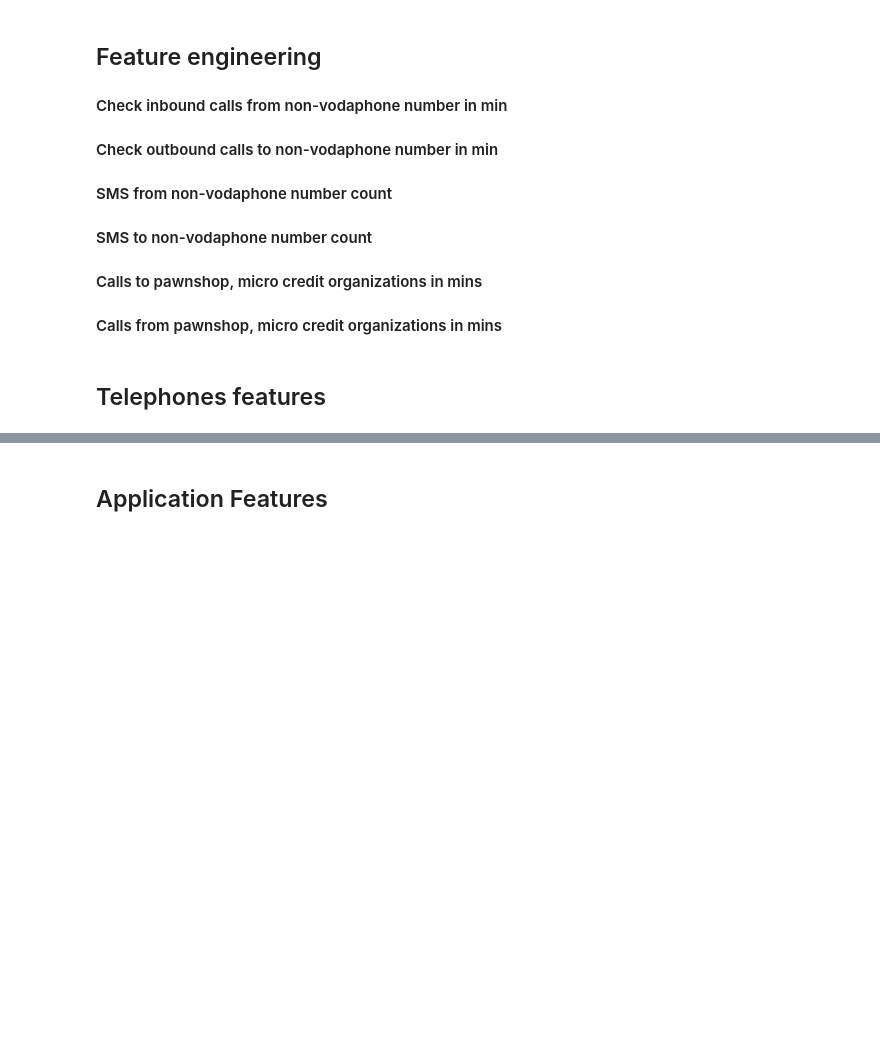
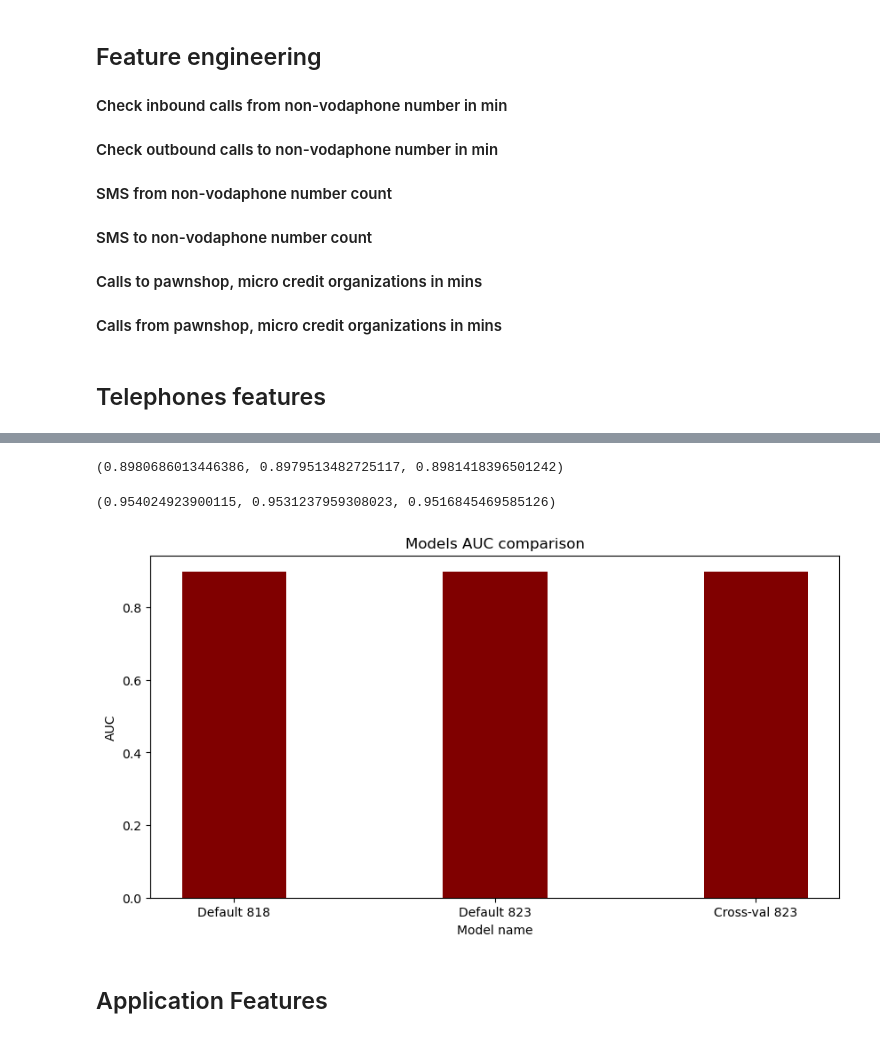
Before and after one commit to vburenkov/ML, a Jupyter notebook: FINAL/Burenkov.ipynb, the cells around one changed output, grey strips where cells are left out. Cells and saved outputs as stored; diff of their text form; code cells hidden in the pictures; blank space fills up the shorter version.

Commit message:
add telephone features

```diff
--- a/FINAL/Burenkov.ipynb
+++ b/FINAL/Burenkov.ipynb
@@ -1278,2 +1346,27 @@ if os.path.exists(save_enhanced_telephone_path) == False:
+# %%
+df_combine_enriched_tel = pickle.load(open('___save_enhanced_telephone_path.pkl', 'rb'))
+# %%
+enriched_tel_selector = LGBMSelector(df_combine_enriched_tel, -1, '___LGBMEnriched_tel.pcl')
+enriched_tel_enhanced_selector = EnhancedLGBMSelector(df_combine_enriched_tel, '___EnhancedLGBMSelector_tel.plc')
+# %%
+normal.get_test_ROCAUC(), enriched_tel_selector.get_test_ROCAUC(), enriched_tel_enhanced_selector.get_test_ROCAUC()
+# %% [output]
+(0.8980686013446386, 0.8979513482725117, 0.8981418396501242)
+# %%
+normal.get_train_ROCAUC(), enriched_tel_selector.get_train_ROCAUC(), enriched_tel_enhanced_selector.get_train_ROCAUC()
+# %% [output]
+(0.954024923900115, 0.9531237959308023, 0.9516845469585126)
+# %%
+X = [f'Default {df_combine.shape[1]}',
+     f'Default {df_combine_enriched_tel.shape[1]}',
+     f'Cross-val {df_combine_enriched_tel.shape[1]}' ]
+
+Y = [normal.get_test_ROCAUC(),
+     enriched_tel_selector.get_test_ROCAUC(),
+     enriched_tel_enhanced_selector.get_test_ROCAUC() ]
+
+Metrics.BAR_plot(X, Y, 'Models AUC comparison', 'Model name', 'AUC')
+# %% [output]
+[figure, added]
 # %% [markdown]
 ## Application Features
```
Also changed, not shown: parts of 42 cells of this notebook.
